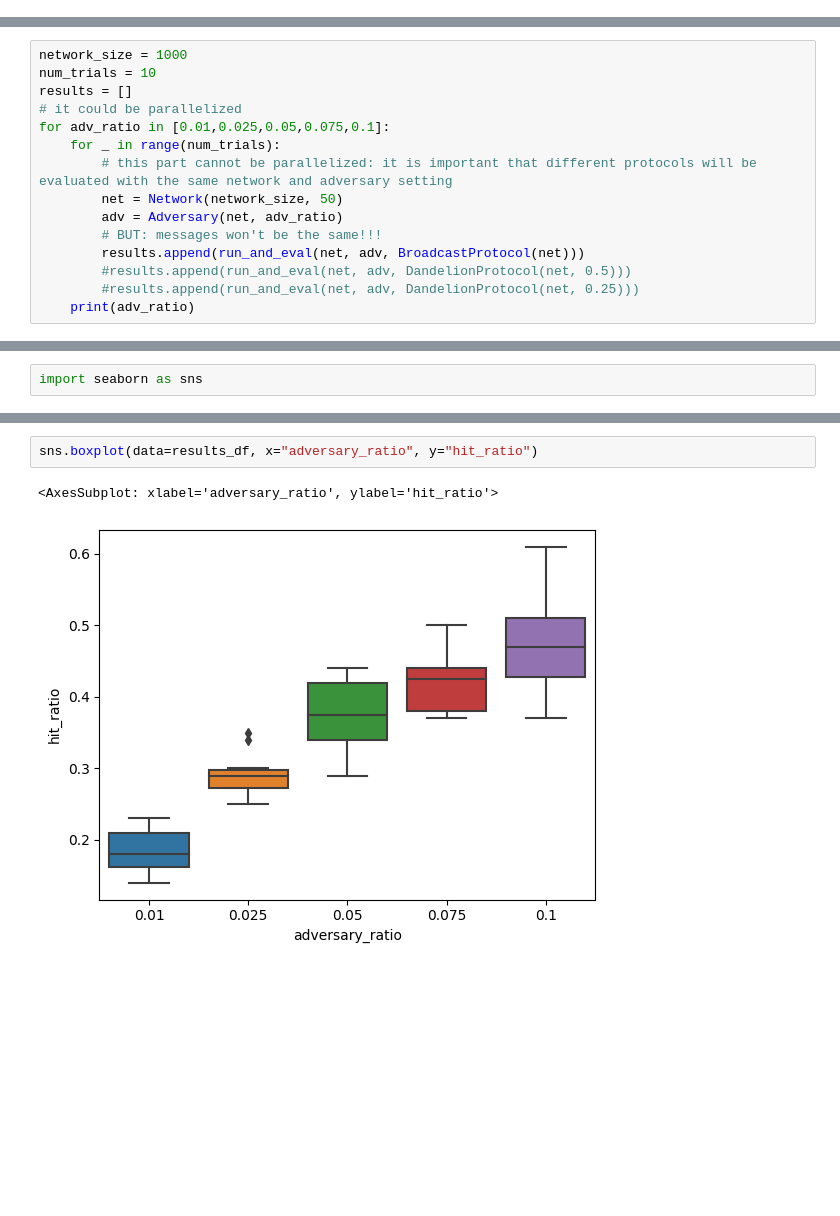
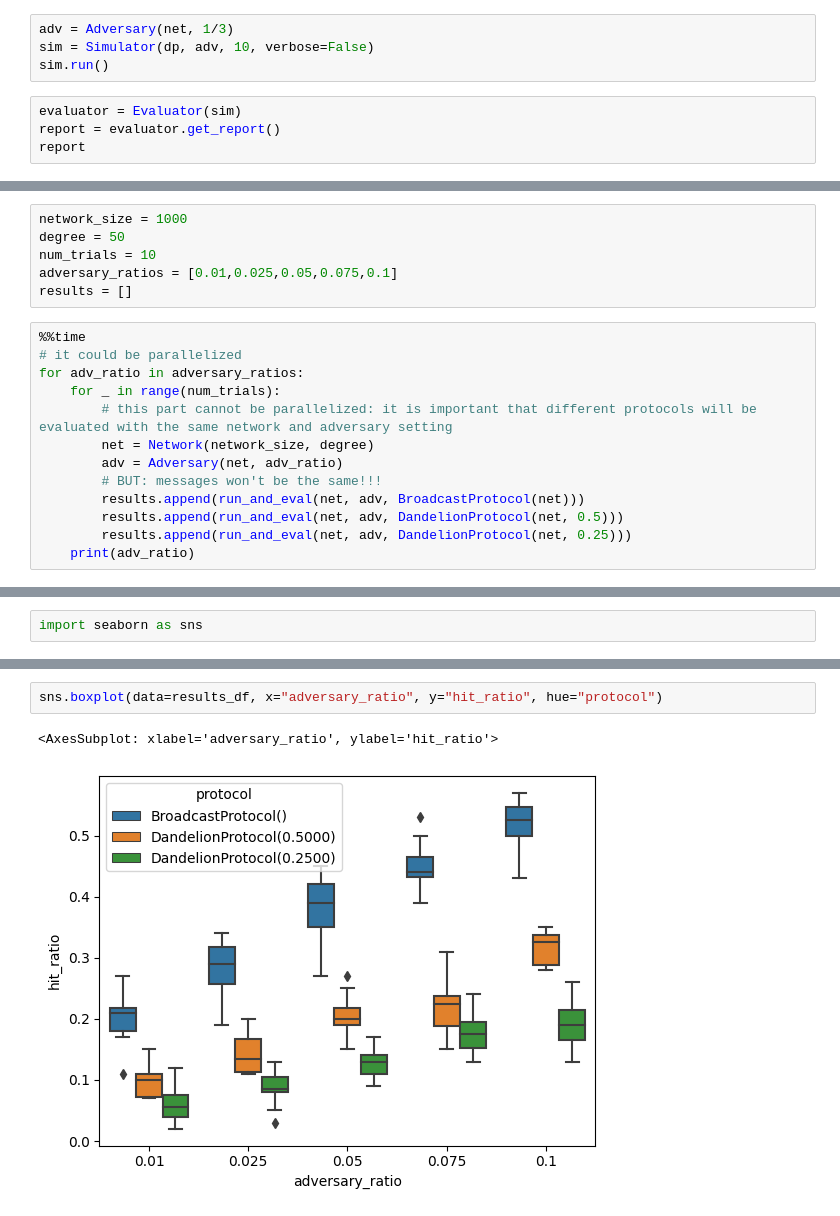
Before and after one commit to ferencberes/ethp2psim, a Jupyter notebook: Experimental.ipynb, the cells around one changed output, grey strips where cells are left out. Saved outputs shown, nothing was run; the diff lists cells and outputs as text; blank space fills up the shorter version.

```diff
--- a/Experimental.ipynb
+++ b/Experimental.ipynb
@@ -11,0 +22,8 @@ from simulator import *
+# %%
+adv = Adversary(net, 1/3)
+sim = Simulator(dp, adv, 10, verbose=False)
+sim.run()
+# %%
+evaluator = Evaluator(sim)
+report = evaluator.get_report()
+report
@@ -23,17 +43,21 @@ def run_and_eval(net: Network, adv: Adversary, protocol: Protocol):
+# %%
+network_size = 1000
+degree = 50
+num_trials = 10
+adversary_ratios = [0.01,0.025,0.05,0.075,0.1]
+results = []
 # %%
-network_size = 1000
-num_trials = 10
-results = []
+%%time
 # it could be parallelized
-for adv_ratio in [0.01,0.025,0.05,0.075,0.1]:
+for adv_ratio in adversary_ratios:
     for _ in range(num_trials):
         # this part cannot be parallelized: it is important that different protocols will be evaluated with the same network and adversary setting
-        net = Network(network_size, 50)
+        net = Network(network_size, degree)
         adv = Adversary(net, adv_ratio)
         # BUT: messages won't be the same!!!
         results.append(run_and_eval(net, adv, BroadcastProtocol(net)))
-        #results.append(run_and_eval(net, adv, DandelionProtocol(net, 0.5)))
-        #results.append(run_and_eval(net, adv, DandelionProtocol(net, 0.25)))
+        results.append(run_and_eval(net, adv, DandelionProtocol(net, 0.5)))
+        results.append(run_and_eval(net, adv, DandelionProtocol(net, 0.25)))
     print(adv_ratio)
 # %% [output]
 0.01
@@ -56,5 +82,5 @@ results_df.head()
 # %%
-sns.boxplot(data=results_df, x="adversary_ratio", y="hit_ratio")
+sns.boxplot(data=results_df, x="adversary_ratio", y="hit_ratio", hue="protocol")
 # %% [output]
 <AxesSubplot: xlabel='adversary_ratio', ylabel='hit_ratio'>
-[figure, old version]
+[figure, new version]
```
Also changed, not shown: parts of 9 cells of this notebook, 7 other files.
